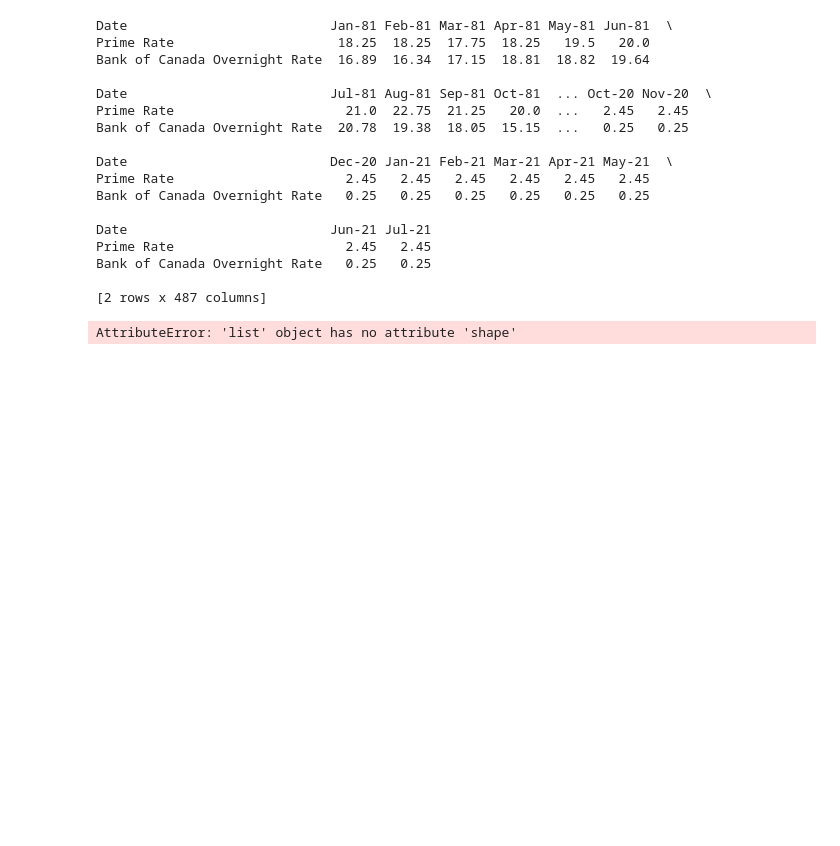
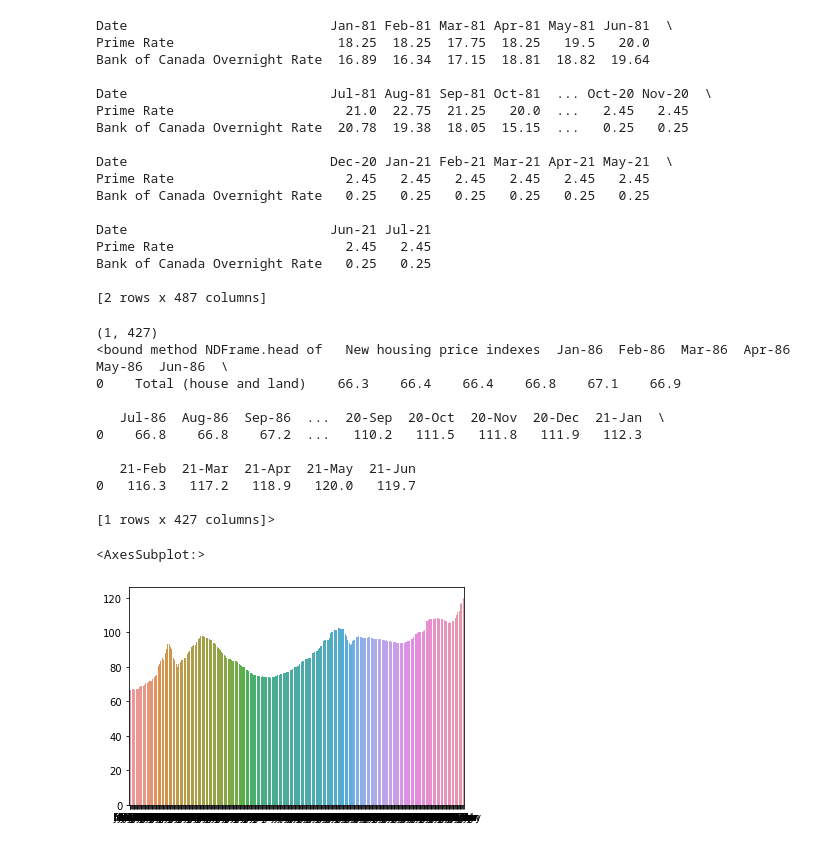
Before and after one commit to data301-2021-summer2/group-11-project, a Jupyter notebook: data/DataProcessingFunctions.ipynb, the cells around one changed output. Saved outputs shown, nothing was run; the diff lists cells and outputs as text; code cells hidden in the pictures; blank space fills up the shorter version.

```diff
--- a/data/DataProcessingFunctions.ipynb
+++ b/data/DataProcessingFunctions.ipynb
@@ -94,11 +95,23 @@ Bank of Canada Overnight Rate   0.25   0.25
 
 [2 rows x 487 columns]
 # %%
-print(StatCanBCHPI.shape)
-print(StatCanBCHPI)
-sns.barplot(data = StatCanBCHPI)
+print(ourData[1].shape)
+print(ourData[1].head())
+sns.barplot(data = ourData[1])
 # %% [output]
-AttributeError: 'list' object has no attribute 'shape'
+(1, 427)
+<bound method NDFrame.head of   New housing price indexes  Jan-86  Feb-86  Mar-86  Apr-86  May-86  Jun-86  \
+0    Total (house and land)    66.3    66.4    66.4    66.8    67.1    66.9
+
+   Jul-86  Aug-86  Sep-86  ...  20-Sep  20-Oct  20-Nov  20-Dec  21-Jan  \
+0    66.8    66.8    67.2  ...   110.2   111.5   111.8   111.9   112.3
+
+   21-Feb  21-Mar  21-Apr  21-May  21-Jun
+0   116.3   117.2   118.9   120.0   119.7
+
+[1 rows x 427 columns]>
+<AxesSubplot:>
+[figure, added]
 # %%
 MasterDataDF = []
 # %%
```
Also changed, not shown: parts of 4 cells of this notebook.
